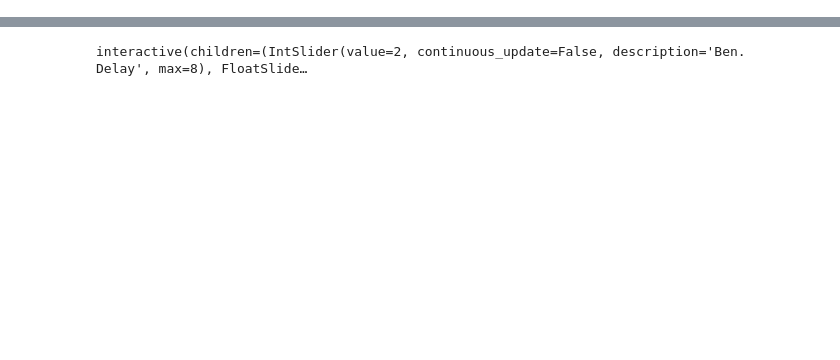
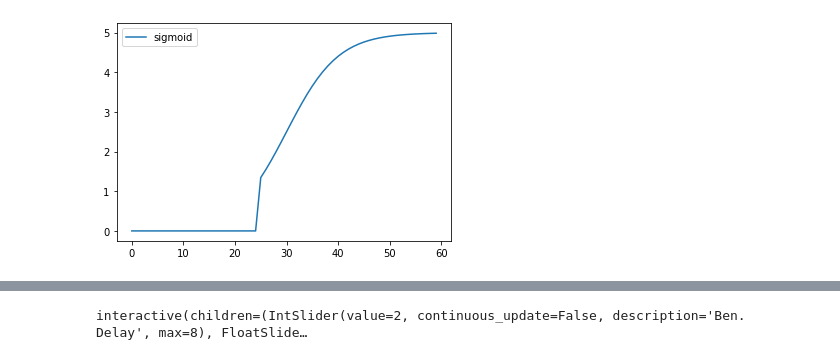
Before and after one commit to ldnelso2/portfolio, a Jupyter notebook: nz_portfolio_dashboard.ipynb, the cells around one changed output, grey strips where cells are left out. Saved outputs shown, nothing was run; the diff lists cells and outputs as text; code cells hidden in the pictures; blank space fills up the shorter version.

```diff
--- a/nz_portfolio_dashboard.ipynb
+++ b/nz_portfolio_dashboard.ipynb
@@ -97,0 +21,88 @@ def dual_plotter(costs, bennies):
+# %%
+class PortfolioModel():
+
+    def __init__(self, delay_qtrs, max_amt, scale_up_qtrs, tot_qtrs=12):
+        if scale_up_qtrs < 2:
+            raise 'the total number of quarters must be at least one'
+        self.delay_qtrs = delay_qtrs
+        self.max_amt = max_amt
+        self.scale_up_qtrs = scale_up_qtrs
+        self.tot_qtrs = tot_qtrs
+
+    def _sigmoid(self, x):
+        # simpler to keep sigmoid as is, and translate x instead
+        sigmoid_start = -3
+        sigmoid_end = 3
+        quarterly_x = (sigmoid_end - sigmoid_start) / self.scale_up_qtrs
+        relative_x = sigmoid_start + quarterly_x * x
+        return self.max_amt / (1 + math.exp(-relative_x + 3))
+
+    def _linear(self, x):
+        """y = mx + b. Units in amount (returned value) per quarter (x)"""
+        m = self.max_amt / self.scale_up_qtrs
+        b = -m * self.delay_qtrs
+        return min(m * x + b, self.max_amt) # Never return more than max
+
+    def _single(self, x):
+        if x == self.delay_qtrs:
+            return self.max_amt
+        else:
+            return 0
+
+    def _step(self, x):
+        return self.max_amt
+
+    def _calculate_qtr(self, f, x):
+        values = []
+        for quarter_n in range(0, self.tot_qtrs):
+            if quarter_n < self.delay_qtrs:
+                values.append(0)
+            else:
+                values.append(f(quarter_n))
+        return values
+
+    def quick_view(self):
+        fig = plt.figure()
+        ax = fig.add_subplot(1, 1, 1)
+        ax.plot(range(self.tot_qtrs), self.sigmoid_qtr, label='sigmoid')
+#         ax.plot(range(self.tot_qtrs), self.linear_qtr, label='linear')
+#         ax.plot(range(self.tot_qtrs), self.step_qtr, label='step')
+#         ax.scatter(range(self.tot_qtrs), self.single_qtr, label='single')
+        ax.legend(loc='upper left')
+
+    @property
+    def sigmoid_qtr(self):
+#         quarterly_x = PortfolioModel.SIGMOID_SHIFT * 2 / self.scale_up_qtrs
+        return self._calculate_qtr(self._sigmoid, x=1)
+
+    @property
+    def linear_qtr(self):
+        return self._calculate_qtr(self._linear, x=1)
+
+    @property
+    def step_qtr(self):
+        return self._calculate_qtr(self._step, x=1)
+
+    @property
+    def single_qtr(self):
+        return self._calculate_qtr(self._single, x=1)
+
+
+delay_qtrs = 3
+max_amt = 5
+scale_up_qtrs = 7
+pm = PortfolioModel(delay_qtrs, max_amt, scale_up_qtrs)
+
+# pm.sigmoid_qtr
+def pp(name, lst):
+    print(f"\n{name}")
+    print('\t'.join(["{0:.2f}".format(i) for i in lst]))
+
+# pp('SIGMOID', pm.sigmoid_qtr)
+# pp('LINEAR', pm.linear_qtr)
+# pp('SINGLE', pm.single_qtr)
+# pp('STEP', pm.step_qtr)
+# pm.quick_view()
+PortfolioModel(delay_qtrs = 25, max_amt = 5, scale_up_qtrs = 30, tot_qtrs = 60).quick_view()
+# %% [output]
+[figure, added]
```
Also changed, not shown: parts of 7 cells of this notebook.
